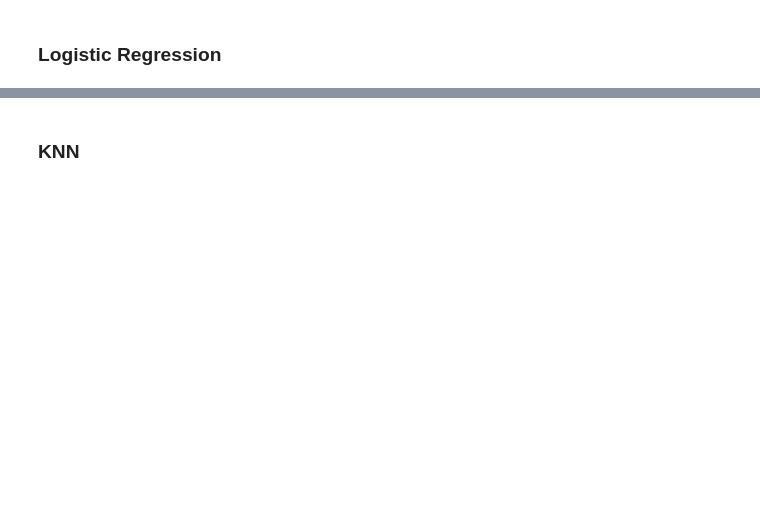
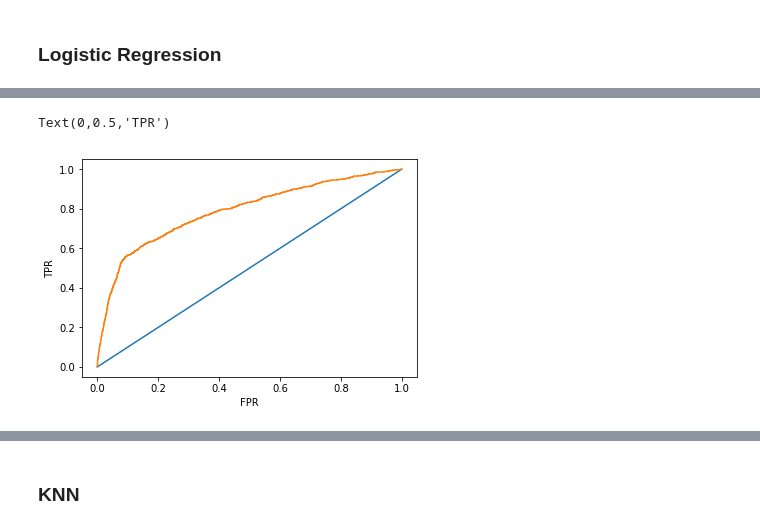
Before and after one commit to iancwang/metis_iw, a Jupyter notebook: week_4/project_3/project_3.ipynb, the cells around one changed output, grey strips where cells are left out. Drawn from its saved outputs; the diff is of its cells as text; code cells hidden in the pictures; blank space fills up the shorter version.

```diff
--- a/week_4/project_3/project_3.ipynb
+++ b/week_4/project_3/project_3.ipynb
@@ -178,0 +249,21 @@ Test Data Accuracy:     0.91090
+# %%
+scaler = StandardScaler()
+X_train_std = scaler.fit_transform(X_train)
+X_test_std = scaler.fit_transform(X_test)
+# %%
+log = LogisticRegression()
+log.fit(X_train_std, np.ravel(y_train))
+y_score=log.predict_proba(X_test_std)[:,1]
+
+fpr, tpr,theshold = roc_curve(y_test, y_score)
+roc_auc = auc(fpr, tpr)
+
+plt.figure()
+# Plotting our Baseline..
+plt.plot([0,1],[0,1])
+plt.plot(fpr,tpr)
+plt.xlabel('FPR')
+plt.ylabel('TPR')
+# %% [output]
+Text(0,0.5,'TPR')
+[figure, added]
```
Also changed, not shown: parts of 99 cells of this notebook, 12 other files.
